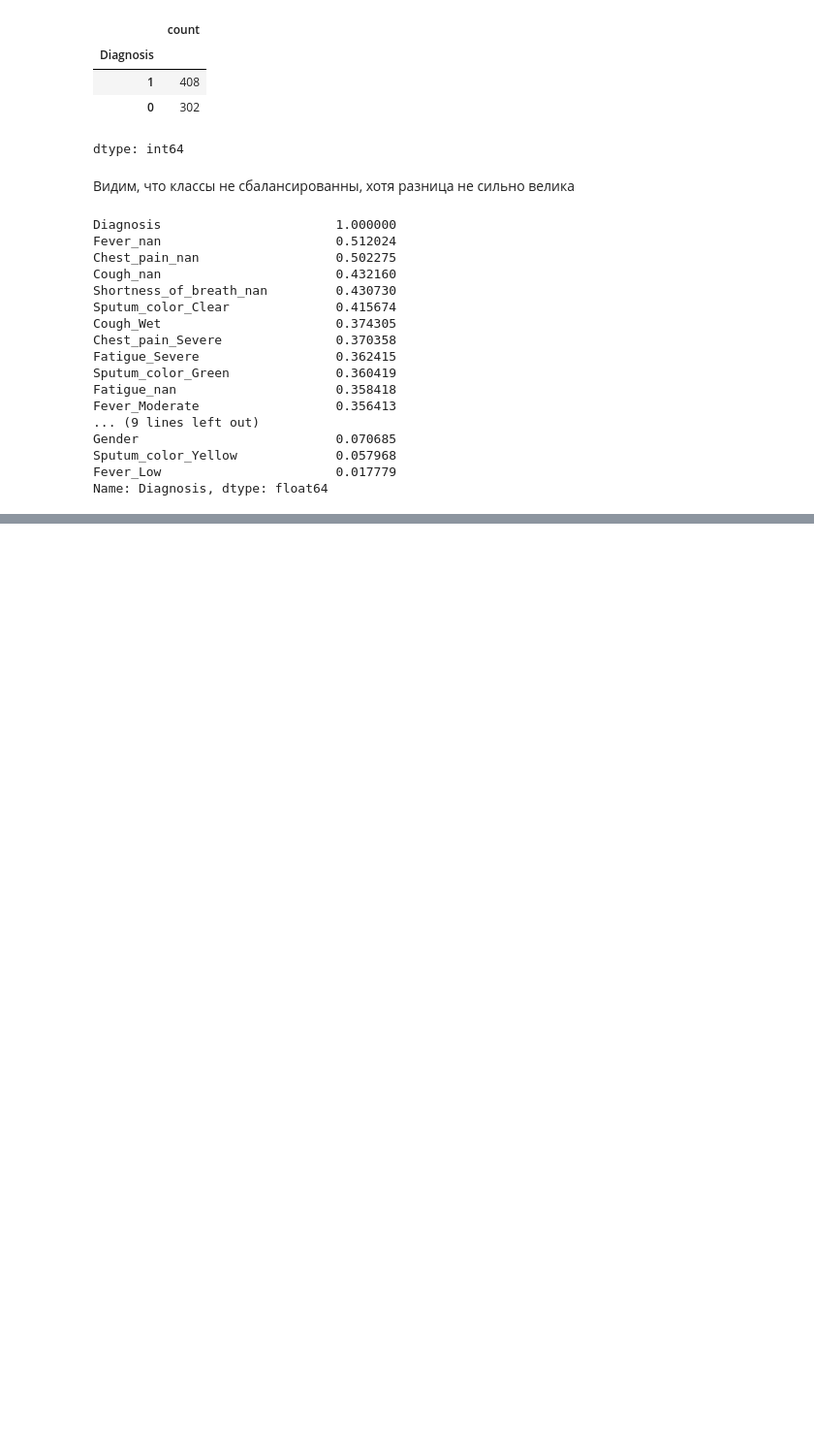
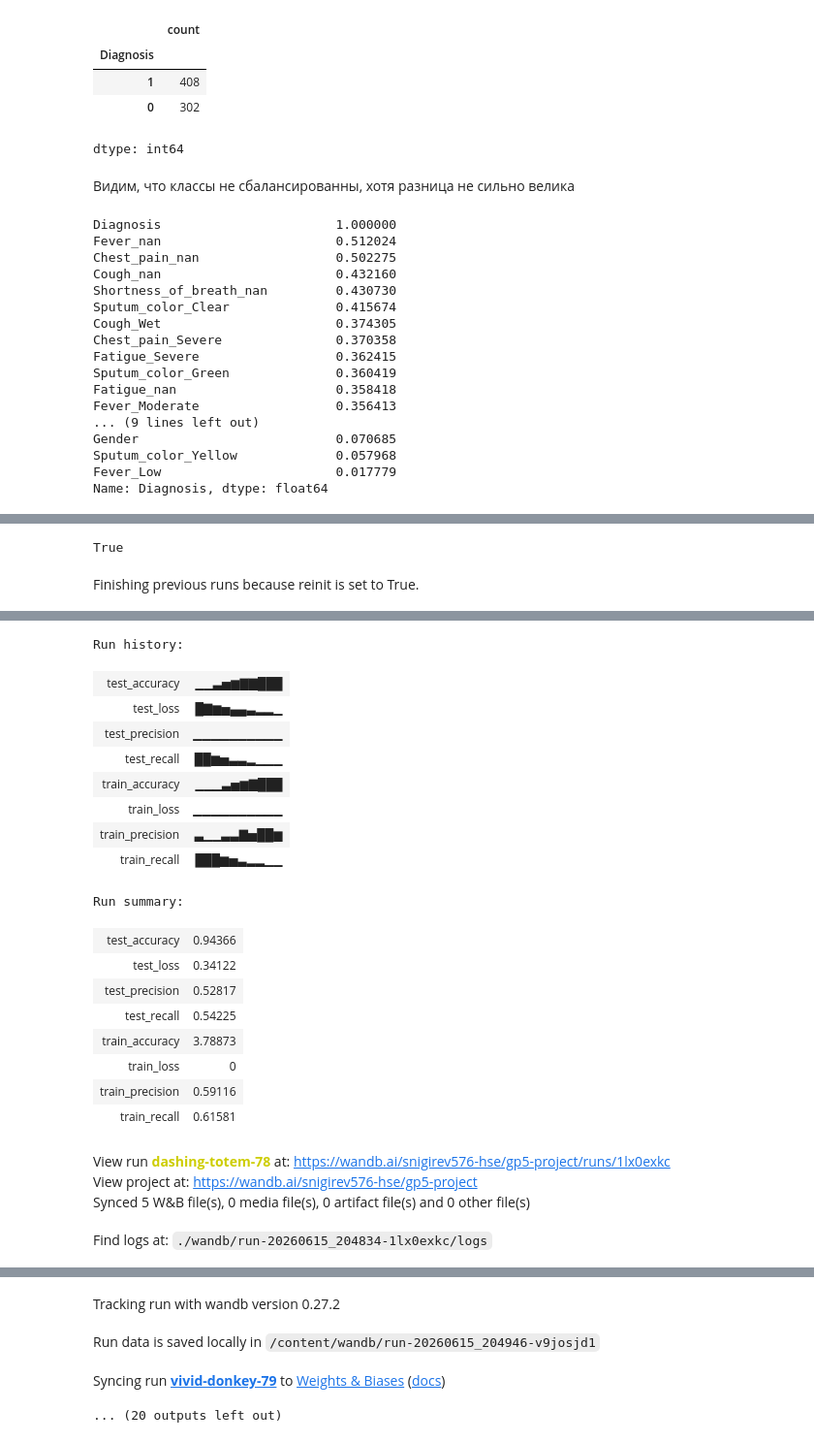
Before and after one commit to Smytisy/GP5, a Jupyter notebook: GP_5_DL.ipynb, the cells around one changed output, grey strips where cells are left out. Shown at 97% size. Drawn from its saved outputs; the diff is of its cells as text; code cells hidden in the pictures; blank space fills up the shorter version.

Commit message:
Обучили первую модель для табличного датасета с 2мя полносвязными слоями. Получили accuracy на тестовой выборке 94%

```diff
--- a/GP_5_DL.ipynb
+++ b/GP_5_DL.ipynb
@@ -335,0 +519,43 @@ Name: Diagnosis, dtype: float64
+# %%
+# функция тестирования
+def test(model, device, test_loader, criterion, WANDB):
+    model.eval() # переводем модель в режим инференса
+    test_loss = 0
+    correct = 0
+    # показываем, что обученич нет и градиенты не обновляются
+    with torch.no_grad():
+        for data, target in test_loader:
+            data, target = data.to(device), target.to(device)
+            output = model(data)
+            test_loss = criterion(output, target) # считаем значение функции потерь
+            pred = output.argmax(dim=1, keepdim=True)
+            correct += pred.eq(target.view_as(pred)).sum().item()
+            # считаем метрики
+    tqdm.write('Test set: Average loss: {:.4f}, Accuracy: {:.0f}%'.format(
+        test_loss, 100. * correct / len(test_loader.dataset)))
+
+    if WANDB:
+        wandb.log({'test_loss': test_loss,
+                   'test_accuracy': correct / len(test_loader.dataset)})
+# %%
+# основная функция для экспериментов
+def main(model):
+    # настраиваем окружение для wandb
+    if CFG.wandb:
+        os.environ["WANDB_API_KEY"] = CFG.api
+        wandb.init(project=CFG.project, entity=CFG.entity, reinit=True, config=class2dict(CFG))
+
+    use_cuda = torch.cuda.is_available() # проверяем доступность GPU
+
+    seed_everything(CFG.seed) # фиксируем сиды
+
+    device = torch.device("cuda" if use_cuda else "cpu") # выделили устройство
+
+    if CFG.wandb:
+        wandb.watch(model, log='all') # логируем все (метрики, лоссы, градиенты)
+
+    for epoch in range(1, CFG.num_epochs + 1): # цикл на эпохи
+        print('\nEpoch:', epoch)
+        train(model, device, train_loader, optimizer, criterion, epoch, CFG.wandb)
+        test(model, device, test_loader, criterion, CFG.wandb)
+    print('Training is ended!')
@@ -335,0 +568,8 @@ Name: Diagnosis, dtype: float64
+# %%
+CFG.wandb
+# %% [output]
+True
+# %%
+main(model)
+# %% [output]
+Finishing previous runs because reinit is set to True.
@@ -335,0 +577,22 @@ Name: Diagnosis, dtype: float64
+Run history:
+| test_accuracy | ▁▁▃▅▆▇▇███ |
+| test_loss | █▇▆▅▄▄▃▂▂▁ |
+| test_precision | ▁▁▁▁▁▁▁▁▁▁ |
+| test_recall | ██▆▅▃▃▂▁▁▁ |
+| train_accuracy | ▁▁▁▃▅▆▇███ |
+| train_loss | ▁▁▁▁▁▁▁▁▁▁ |
+| train_precision | ▃▁▁▃▃▇▅██▆ |
+| train_recall | ███▆▅▃▂▂▁▁ |
+Run summary:
+| test_accuracy | 0.94366 |
+| test_loss | 0.34122 |
+| test_precision | 0.52817 |
+| test_recall | 0.54225 |
+| train_accuracy | 3.78873 |
+| train_loss | 0 |
+| train_precision | 0.59116 |
+| train_recall | 0.61581 |
+View run dashing-totem-78 at: https://wandb.ai/snigirev576-hse/gp5-project/runs/1lx0exkc
+View project at: https://wandb.ai/snigirev576-hse/gp5-project
+Synced 5 W&B file(s), 0 media file(s), 0 artifact file(s) and 0 other file(s)
+Find logs at: ./wandb/run-20260615_204834-1lx0exkc/logs
@@ -335,0 +600,4 @@ Name: Diagnosis, dtype: float64
+Tracking run with wandb version 0.27.2
+Run data is saved locally in /content/wandb/run-20260615_204946-v9josjd1
+Syncing run vivid-donkey-79 to Weights & Biases (docs)
+... (20 outputs left out)
```
Also changed, not shown: parts of 15 cells of this notebook.
